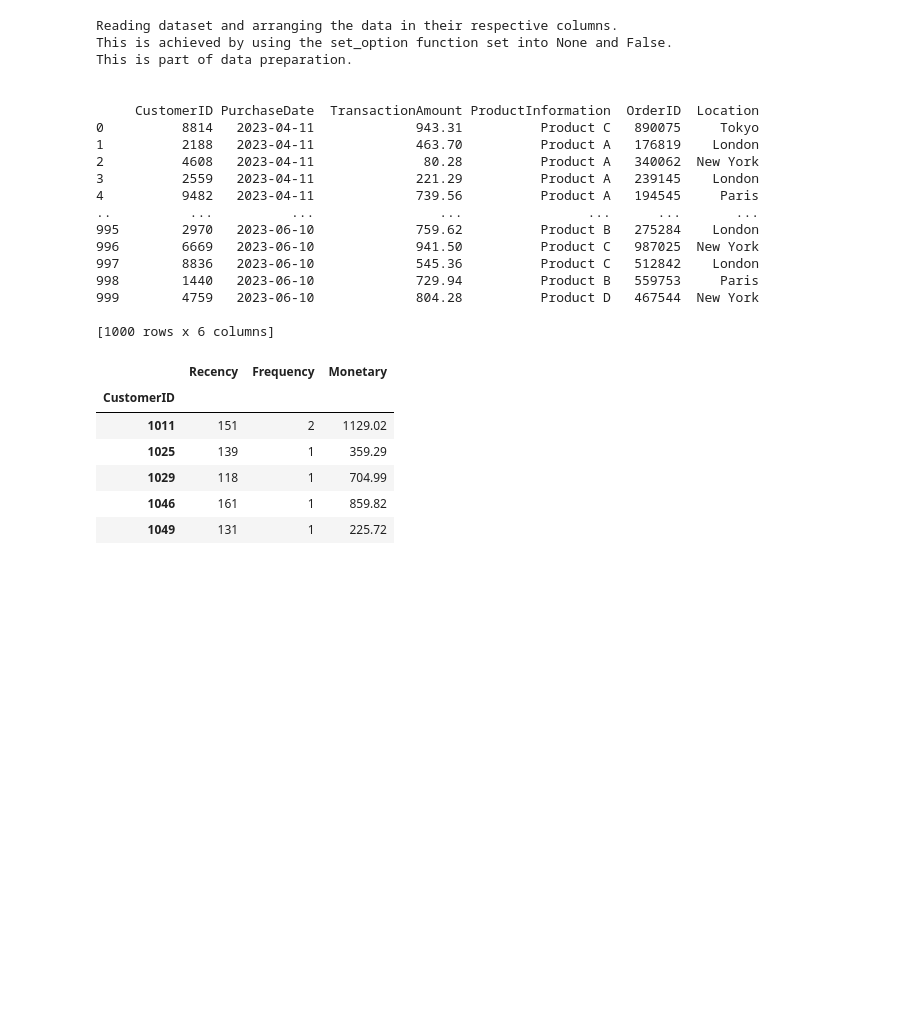
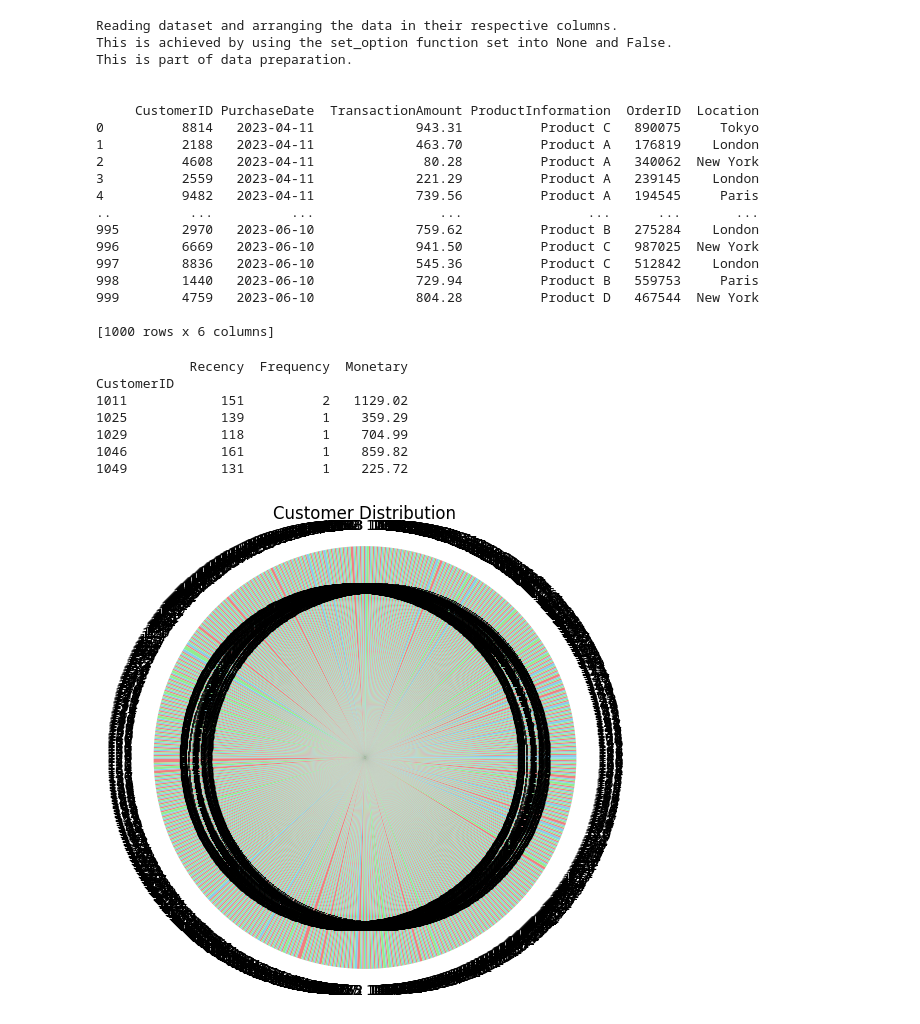
Before and after one commit to mngugi/Work_Book_Projects, a Jupyter notebook: RFMAnalysis.ipynb, the cells around one changed output. Cells and saved outputs as stored; diff of their text form; code cells hidden in the pictures; blank space fills up the shorter version.

```diff
--- a/RFMAnalysis.ipynb
+++ b/RFMAnalysis.ipynb
@@ -82,28 +82,41 @@ This is part of data preparation.
 [1000 rows x 6 columns]
 # %%
 import datetime as dt
+import matplotlib.pyplot as plt
+import pandas as pd
 
 # Calculate Recency, Frequency, and Monetary scores
-today = pd.to_datetime(dt.date(2023, 10, 6))  # Convert today to Timestamp
+today = pd.to_datetime(dt.date(2023, 10, 6))
+
+# Convert purchase date to Timestamp
 data['PurchaseDate'] = pd.to_datetime(data['PurchaseDate'])
 
 # Calculate Recency based on the maximum purchase date
 rfm = data.groupby('CustomerID').agg({
     'PurchaseDate': lambda x: (today - x.max()).days,
     'OrderID': 'count',
     'TransactionAmount': 'sum'
 })
 
 # Rename columns
-rfm.columns = ['Recency', 'Frequency', 'Monetary']
+rfm.rename(columns={'PurchaseDate': 'Recency', 'OrderID': 'Frequency', 'TransactionAmount': 'Monetary'}, inplace=True)
 
 # Check the RFM DataFrame
-rfm.head()
+print(rfm.head())
+
+# Data visualization using a pie chat
+
+plt.figure(figsize=(6, 6))
+plt.pie(rfm['Frequency'], labels=rfm['Recency'], autopct='%1.1f%%', colors=['skyblue', 'lightcoral', 'lightgreen'], pctdistance=0.8)
+plt.title('Customer Distribution')
+plt.axis('equal')
+plt.show()
 # %% [output]
-|  | Recency | Frequency | Monetary |
-| CustomerID |  |  |  |
-| 1011 | 151 | 2 | 1129.02 |
-| 1025 | 139 | 1 | 359.29 |
-| 1029 | 118 | 1 | 704.99 |
-| 1046 | 161 | 1 | 859.82 |
-| 1049 | 131 | 1 | 225.72 |
+            Recency  Frequency  Monetary
+CustomerID
+1011            151          2   1129.02
+1025            139          1    359.29
+1029            118          1    704.99
+1046            161          1    859.82
+1049            131          1    225.72
+[figure, added]
```
Also changed, not shown: parts of 1 cell of this notebook.
